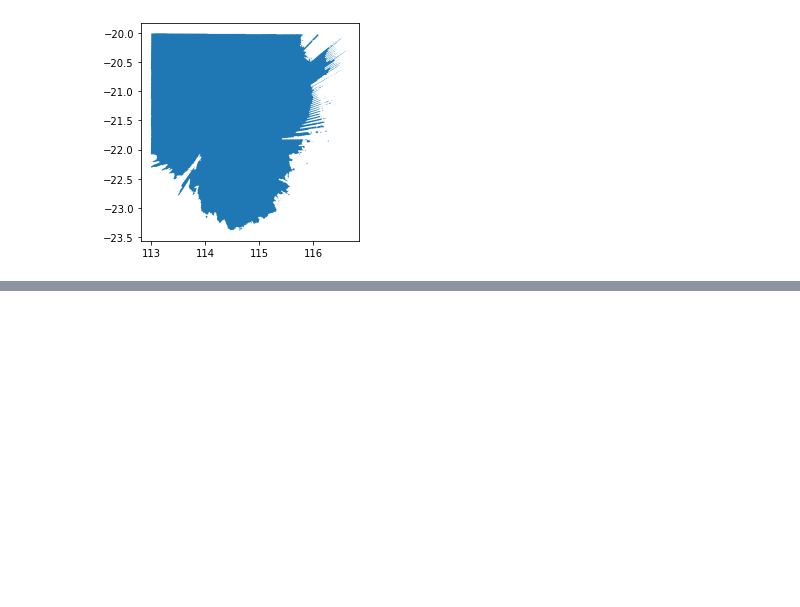
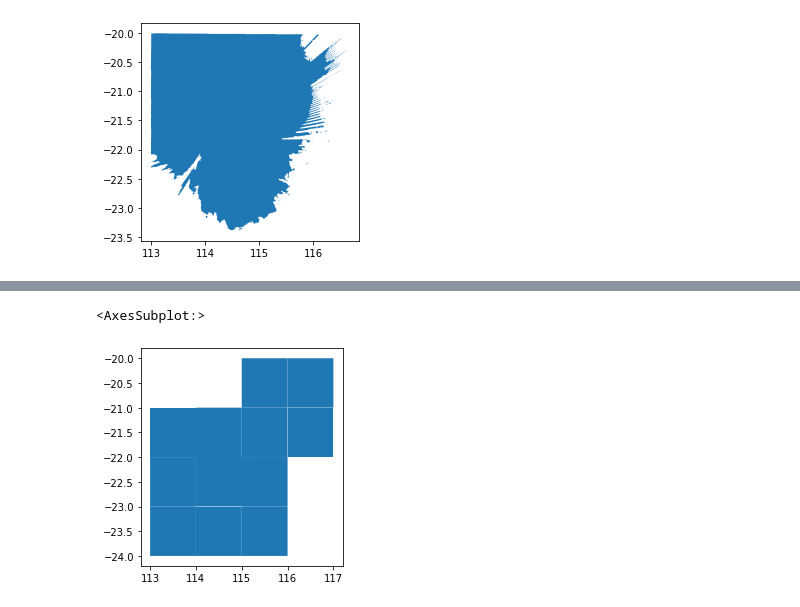
Before and after one commit to navnith-reddy/poly2hcis, a Jupyter notebook: poly2hcis.ipynb, the cells around one changed output, grey strips where cells are left out. Drawn from its saved outputs; the diff is of its cells as text; code cells hidden in the pictures; blank space fills up the shorter version.

```diff
--- a/poly2hcis.ipynb
+++ b/poly2hcis.ipynb
@@ -59,0 +38,6 @@ AttributeError: module 'HCIS' has no attribute 'hcis2gdf'
+# %%
+l3gdf = HCIS.poly2level(l3, inBand)
+l3gdf.plot()
+# %% [output]
+<AxesSubplot:>
+[figure, added]
```
Also changed, not shown: parts of 9 cells of this notebook, 2 other files.
